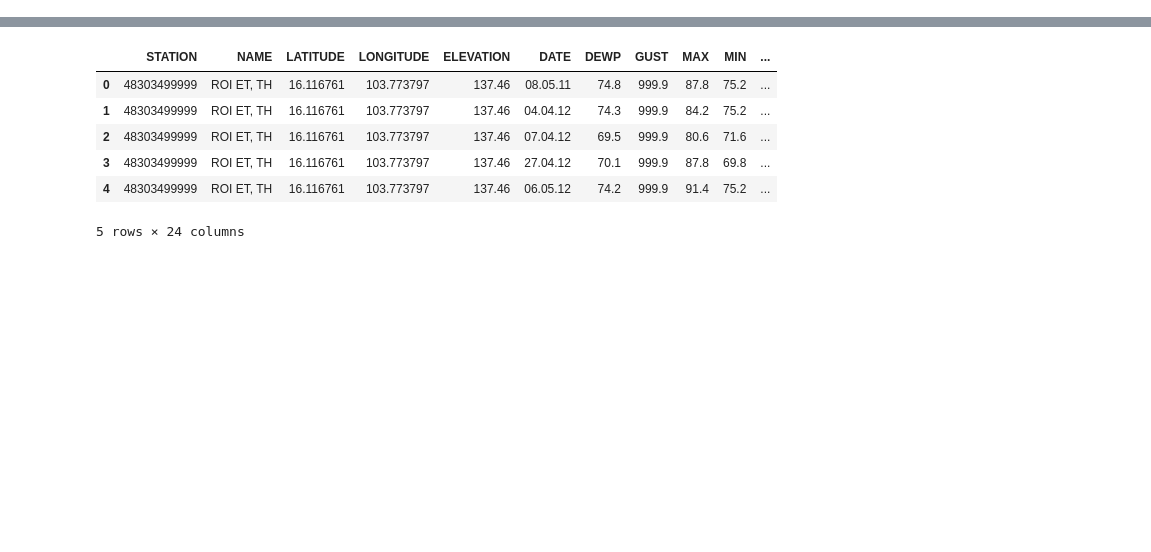
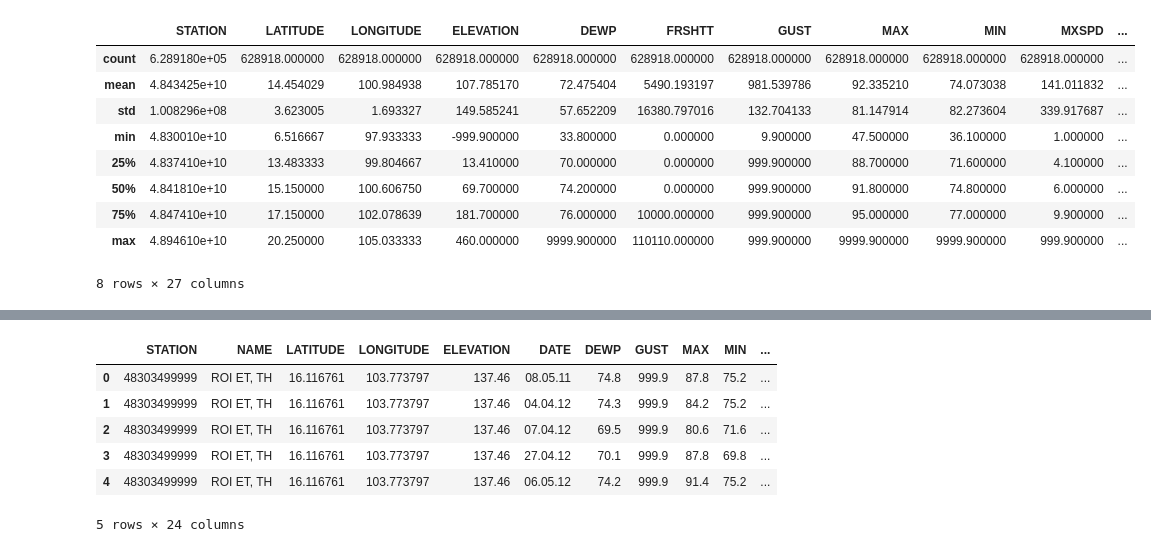
Before and after one commit to nekomaruh/data_science, a Jupyter notebook: NOAA GSOD/proyecto_lluvias.ipynb, the cells around one changed output, grey strips where cells are left out. Drawn from its saved outputs; the diff is of its cells as text; code cells hidden in the pictures; blank space fills up the shorter version.

```diff
--- a/NOAA GSOD/proyecto_lluvias.ipynb
+++ b/NOAA GSOD/proyecto_lluvias.ipynb
@@ -8,0 +42,13 @@ import seaborn as sns
+# %%
+df.describe()
+# %% [output]
+|  | STATION | LATITUDE | LONGITUDE | ELEVATION | DEWP | FRSHTT | GUST | MAX | MIN | MXSPD | ... |
+| count | 6.289180e+05 | 628918.000000 | 628918.000000 | 628918.000000 | 628918.000000 | 628918.000000 | 628918.000000 | 628918.000000 | 628918.000000 | 628918.000000 | ... |
+| mean | 4.843425e+10 | 14.454029 | 100.984938 | 107.785170 | 72.475404 | 5490.193197 | 981.539786 | 92.335210 | 74.073038 | 141.011832 | ... |
+| std | 1.008296e+08 | 3.623005 | 1.693327 | 149.585241 | 57.652209 | 16380.797016 | 132.704133 | 81.147914 | 82.273604 | 339.917687 | ... |
+| min | 4.830010e+10 | 6.516667 | 97.933333 | -999.900000 | 33.800000 | 0.000000 | 9.900000 | 47.500000 | 36.100000 | 1.000000 | ... |
+| 25% | 4.837410e+10 | 13.483333 | 99.804667 | 13.410000 | 70.000000 | 0.000000 | 999.900000 | 88.700000 | 71.600000 | 4.100000 | ... |
+| 50% | 4.841810e+10 | 15.150000 | 100.606750 | 69.700000 | 74.200000 | 0.000000 | 999.900000 | 91.800000 | 74.800000 | 6.000000 | ... |
+| 75% | 4.847410e+10 | 17.150000 | 102.078639 | 181.700000 | 76.000000 | 10000.000000 | 999.900000 | 95.000000 | 77.000000 | 9.900000 | ... |
+| max | 4.894610e+10 | 20.250000 | 105.033333 | 460.000000 | 9999.900000 | 110110.000000 | 999.900000 | 9999.900000 | 9999.900000 | 999.900000 | ... |
+8 rows × 27 columns
```
Also changed, not shown: parts of 13 cells of this notebook.
